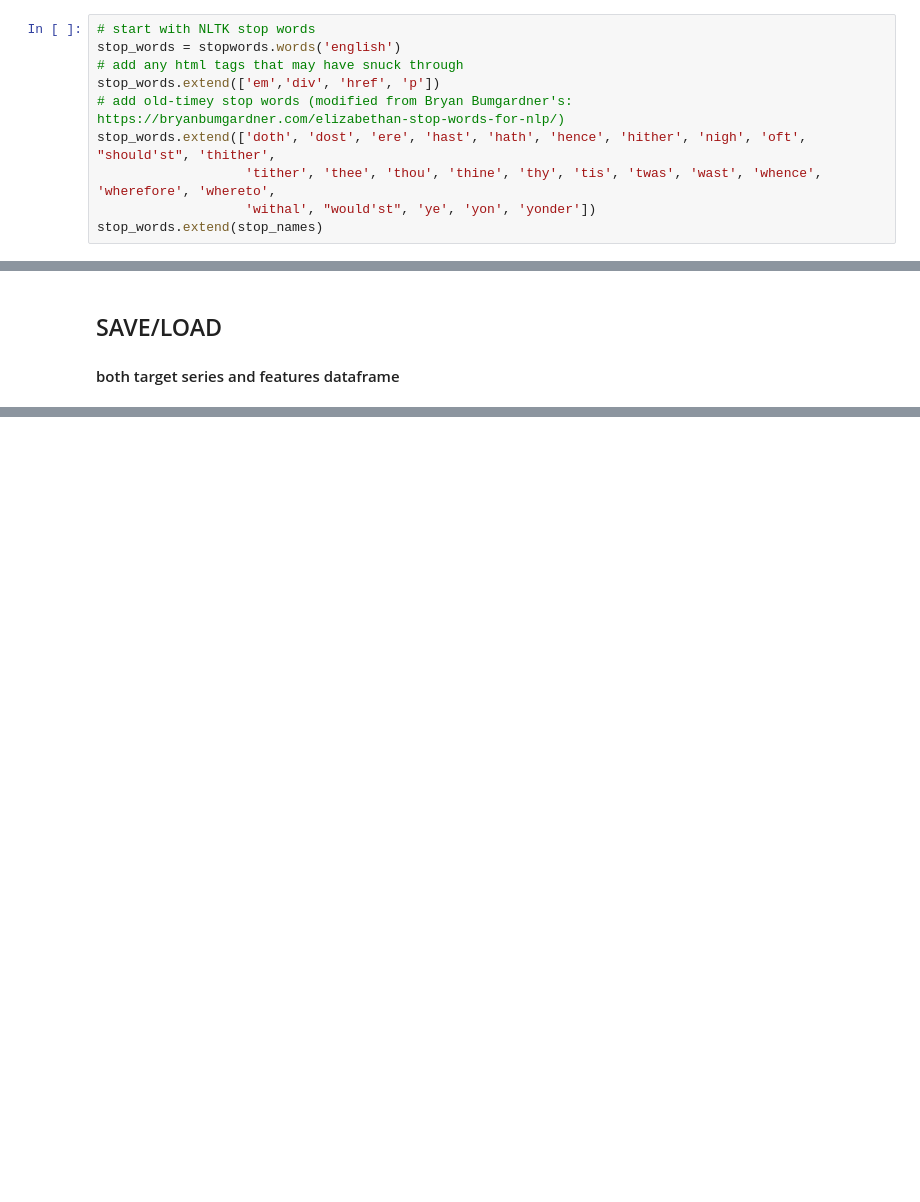
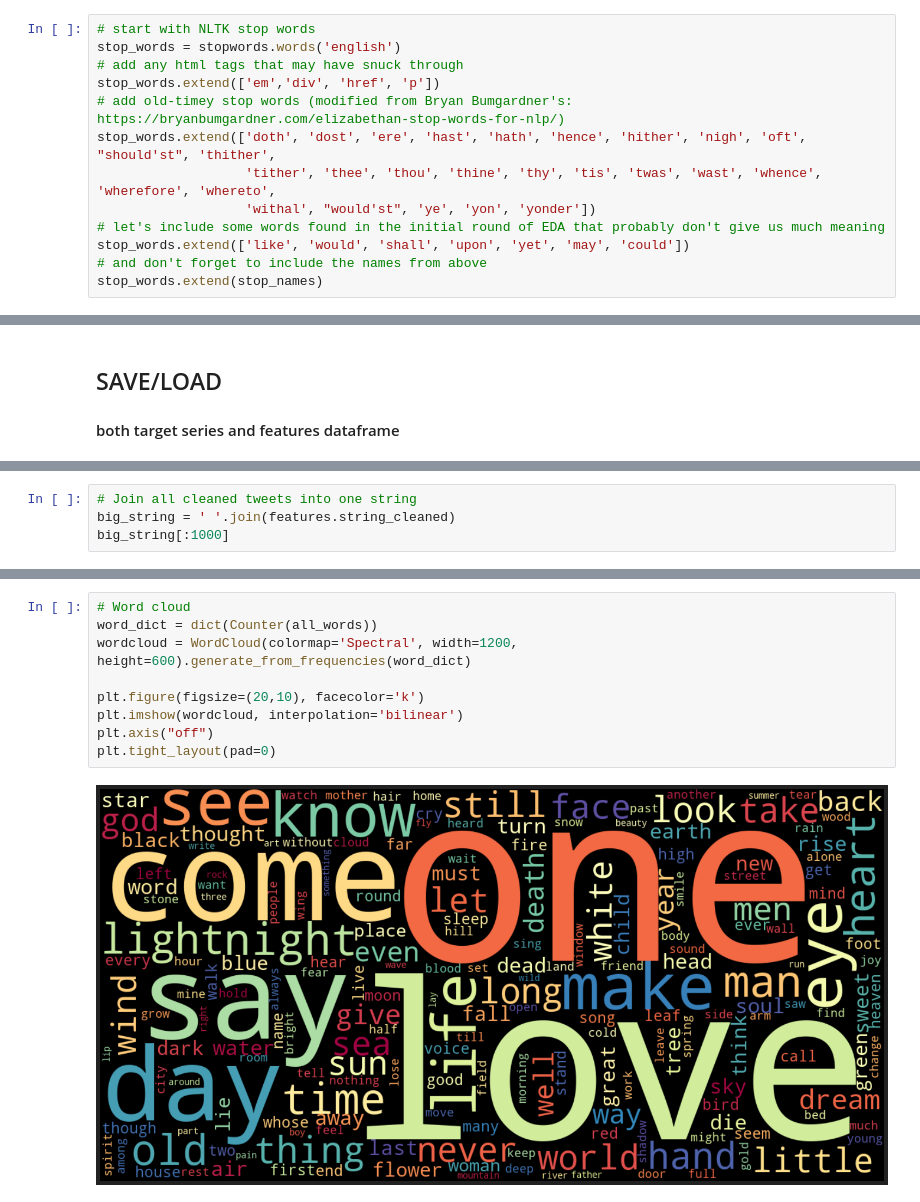
Before and after one commit to p-szymo/poetry_genre_classifier, a Jupyter notebook: eda_processing_feature_engineering_notebook.ipynb, the cells around one changed output, grey strips where cells are left out. Cells and saved outputs as stored; diff of their text form; blank space fills up the shorter version.

```diff
--- a/eda_processing_feature_engineering_notebook.ipynb
+++ b/eda_processing_feature_engineering_notebook.ipynb
@@ -527,6 +675,9 @@ stop_words.extend(['em','div', 'href', 'p'])
 stop_words.extend(['doth', 'dost', 'ere', 'hast', 'hath', 'hence', 'hither', 'nigh', 'oft', "should'st", 'thither',
                    'tither', 'thee', 'thou', 'thine', 'thy', 'tis', 'twas', 'wast', 'whence', 'wherefore', 'whereto',
                    'withal', "would'st", 'ye', 'yon', 'yonder'])
+# let's include some words found in the initial round of EDA that probably don't give us much meaning
+stop_words.extend(['like', 'would', 'shall', 'upon', 'yet', 'may', 'could'])
+# and don't forget to include the names from above
 stop_words.extend(stop_names)
 # %% [markdown]
 #### Create a clean string column
@@ -592,0 +754,4 @@ dead dearest dead dearest sing sad song plant rose head shady cypress tree green
+# %%
+# Join all cleaned tweets into one string
+big_string = ' '.join(features.string_cleaned)
+big_string[:1000]
@@ -592,0 +839,11 @@ dead dearest dead dearest sing sad song plant rose head shady cypress tree green
+# %%
+# Word cloud
+word_dict = dict(Counter(all_words))
+wordcloud = WordCloud(colormap='Spectral', width=1200, height=600).generate_from_frequencies(word_dict)
+
+plt.figure(figsize=(20,10), facecolor='k')
+plt.imshow(wordcloud, interpolation='bilinear')
+plt.axis("off")
+plt.tight_layout(pad=0)
+# %% [output]
+[figure, added]
```
Also changed, not shown: parts of 64 cells of this notebook, 3 other files.
